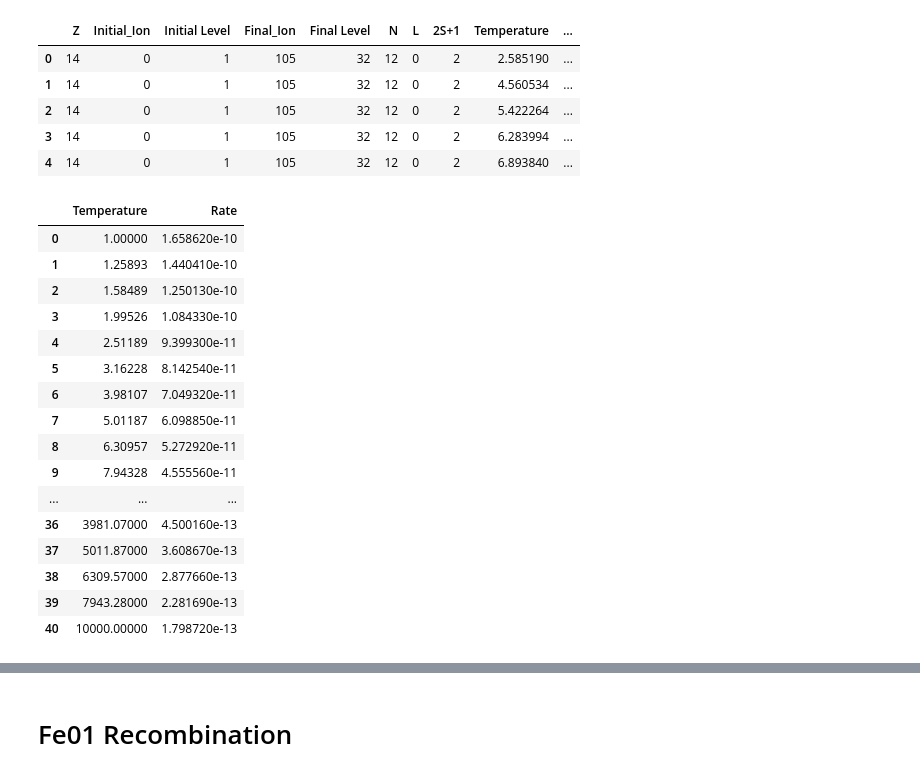
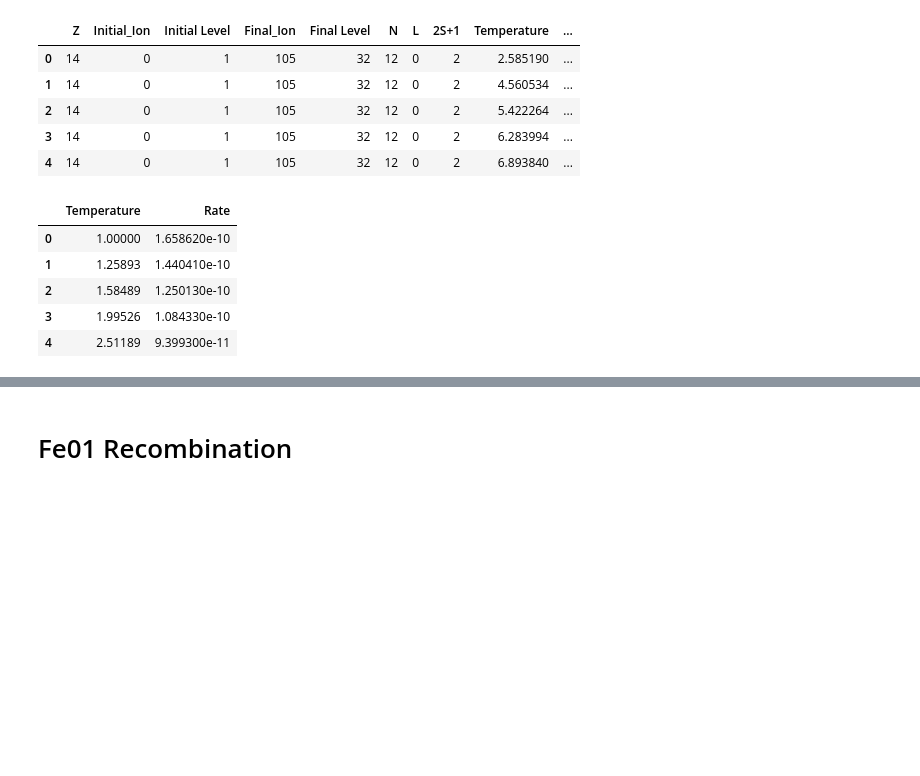
Before and after one commit to AtsushiTanimoto/AtomicDatabase, a Jupyter notebook: comparison.ipynb, the cells around one changed output, grey strips where cells are left out. Drawn from its saved outputs; the diff is of its cells as text; code cells hidden in the pictures; blank space fills up the shorter version.

```diff
--- a/comparison.ipynb
+++ b/comparison.ipynb
@@ -252,33 +252,22 @@ Xstar_Si01_Recombination
 # %%
 Temperature = []
 Rate        = []
 
 with open("/Users/tanimoto/github/atomicdatabase/database/monaco/Si/Si01.rates") as file:
     for line in file.readlines():
         line         = line.split()
         Temperature += [float(line[1])]
         Rate        += [float(line[2])]
 
 Monaco_Si01_Recombination = DataFrame({"Temperature":Temperature, "Rate":Rate})
-Monaco_Si01_Recombination
+Monaco_Si01_Recombination.head()
 # %% [output]
 |  | Temperature | Rate |
 | 0 | 1.00000 | 1.658620e-10 |
 | 1 | 1.25893 | 1.440410e-10 |
 | 2 | 1.58489 | 1.250130e-10 |
 | 3 | 1.99526 | 1.084330e-10 |
 | 4 | 2.51189 | 9.399300e-11 |
-| 5 | 3.16228 | 8.142540e-11 |
-| 6 | 3.98107 | 7.049320e-11 |
-| 7 | 5.01187 | 6.098850e-11 |
-| 8 | 6.30957 | 5.272920e-11 |
-| 9 | 7.94328 | 4.555560e-11 |
-| ... | ... | ... |
-| 36 | 3981.07000 | 4.500160e-13 |
-| 37 | 5011.87000 | 3.608670e-13 |
-| 38 | 6309.57000 | 2.877660e-13 |
-| 39 | 7943.28000 | 2.281690e-13 |
-| 40 | 10000.00000 | 1.798720e-13 |
 # %%
 fi     = figure(figsize=(12,8),dpi=100)
 subplots_adjust(left=0.10, bottom=0.10, right=0.95, top=0.95)
```
Also changed, not shown: parts of 3 cells of this notebook, 2 other files.
